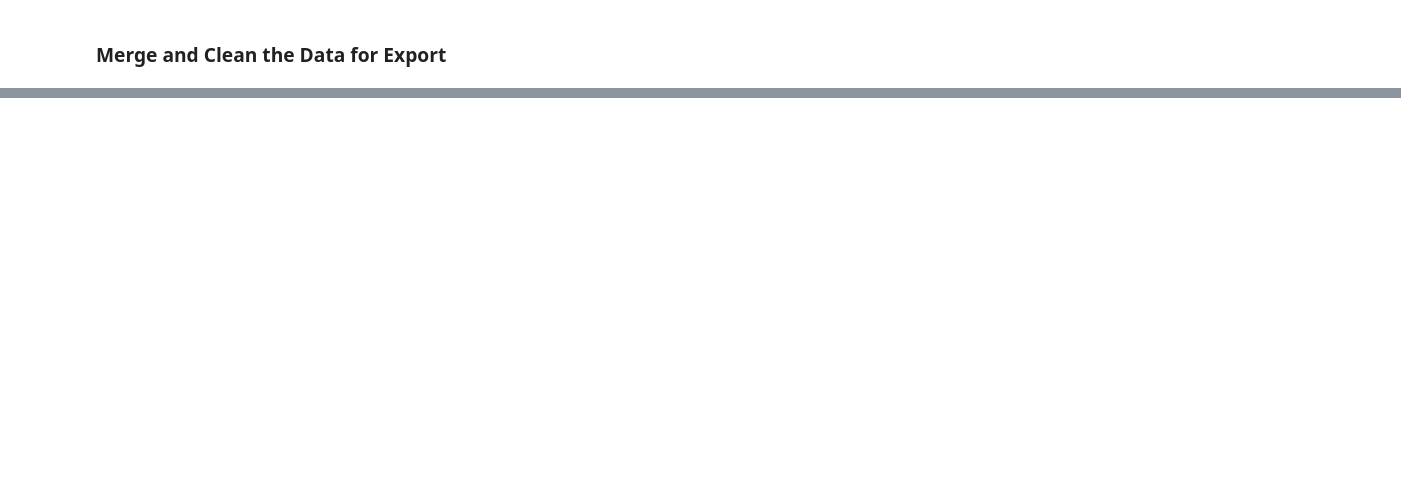
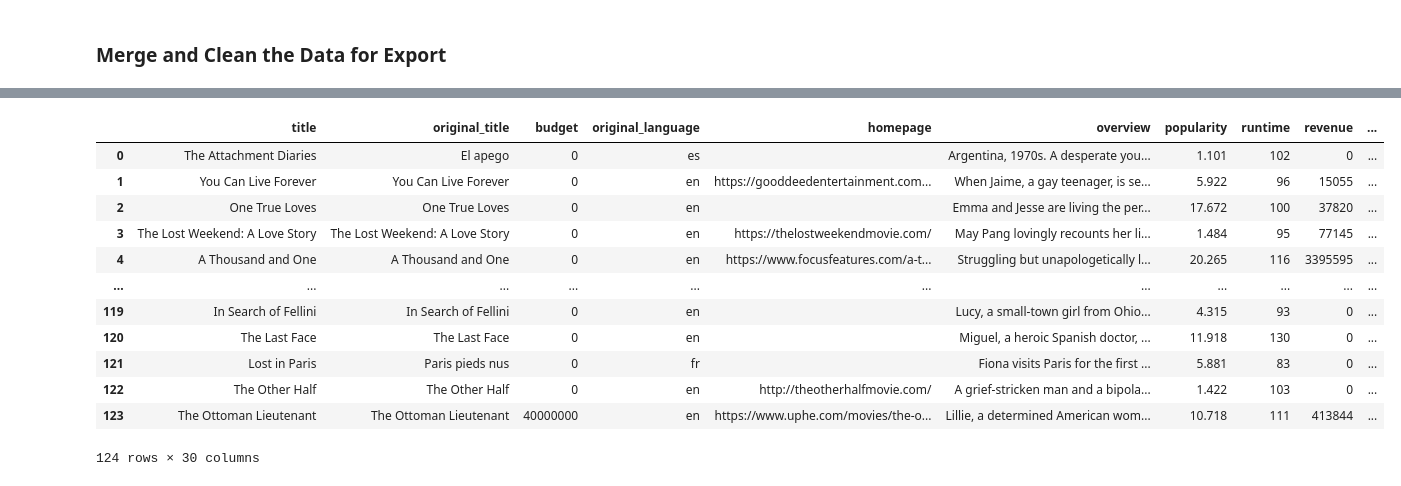
Before and after one commit to leonej01/data-sourcing-challenge, a Jupyter notebook: M6_Starter_Code/retrieve_movie_data.ipynb, the cells around one changed output, grey strips where cells are left out. Cells and saved outputs as stored; diff of their text form; code cells hidden in the pictures; blank space fills up the shorter version.

```diff
--- a/M6_Starter_Code/retrieve_movie_data.ipynb
+++ b/M6_Starter_Code/retrieve_movie_data.ipynb
@@ -307,17 +390,20 @@ movies_df
 # %%
 # Remove list brackets and quotation marks on the columns containing lists
 # Create a list of the columns that need fixing
-
+fix_columns = ['genre', 'spoken_languages','production_countries','byline.person']
 
 # Create a list of characters to remove
-
+remove_characters =  ["[", "]", "{" "}", "", "'"]
 
 # Loop through the list of columns to fix
-
+for column in fix_columns:
     # Convert the column to type 'str'
+    merged_df[column] = merged_df[column].astype(str)
 
 
     # Loop through characters to remove
-
+    for char in remove_characters:
+          merged_df[column] = merged_df[column].str.replace(char, '', regex=False)
 
 # Display the fixed DataFrame
+merged_df.head(5)
@@ -324,4 +418,20 @@ movies_df
 # %%
 # Drop "byline.person" column
+clean_merged_df = merged_df.drop(columns='byline.person')
+clean_merged_df
+# %% [output]
+|  | title | original_title | budget | original_language | homepage | overview | popularity | runtime | revenue | ... |
+| 0 | The Attachment Diaries | El apego | 0 | es |  | Argentina, 1970s. A desperate you... | 1.101 | 102 | 0 | ... |
+| 1 | You Can Live Forever | You Can Live Forever | 0 | en | https://gooddeedentertainment.com... | When Jaime, a gay teenager, is se... | 5.922 | 96 | 15055 | ... |
+| 2 | One True Loves | One True Loves | 0 | en |  | Emma and Jesse are living the per... | 17.672 | 100 | 37820 | ... |
+| 3 | The Lost Weekend: A Love Story | The Lost Weekend: A Love Story | 0 | en | https://thelostweekendmovie.com/ | May Pang lovingly recounts her li... | 1.484 | 95 | 77145 | ... |
+| 4 | A Thousand and One | A Thousand and One | 0 | en | https://www.focusfeatures.com/a-t... | Struggling but unapologetically l... | 20.265 | 116 | 3395595 | ... |
+| ... | ... | ... | ... | ... | ... | ... | ... | ... | ... | ... |
+| 119 | In Search of Fellini | In Search of Fellini | 0 | en |  | Lucy, a small-town girl from Ohio... | 4.315 | 93 | 0 | ... |
+| 120 | The Last Face | The Last Face | 0 | en |  | Miguel, a heroic Spanish doctor, ... | 11.918 | 130 | 0 | ... |
+| 121 | Lost in Paris | Paris pieds nus | 0 | fr |  | Fiona visits Paris for the first ... | 5.881 | 83 | 0 | ... |
+| 122 | The Other Half | The Other Half | 0 | en | http://theotherhalfmovie.com/ | A grief-stricken man and a bipola... | 1.422 | 103 | 0 | ... |
+| 123 | The Ottoman Lieutenant | The Ottoman Lieutenant | 40000000 | en | https://www.uphe.com/movies/the-o... | Lillie, a determined American wom... | 10.718 | 111 | 413844 | ... |
+124 rows × 30 columns
 # %%
 # Delete duplicate rows and reset index
```
Also changed, not shown: parts of 9 cells of this notebook, 1 other file.
